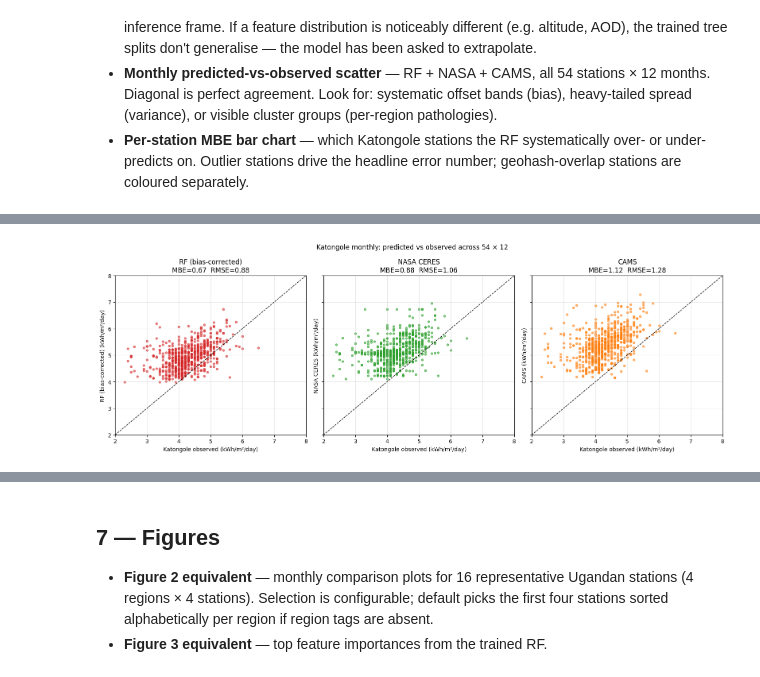
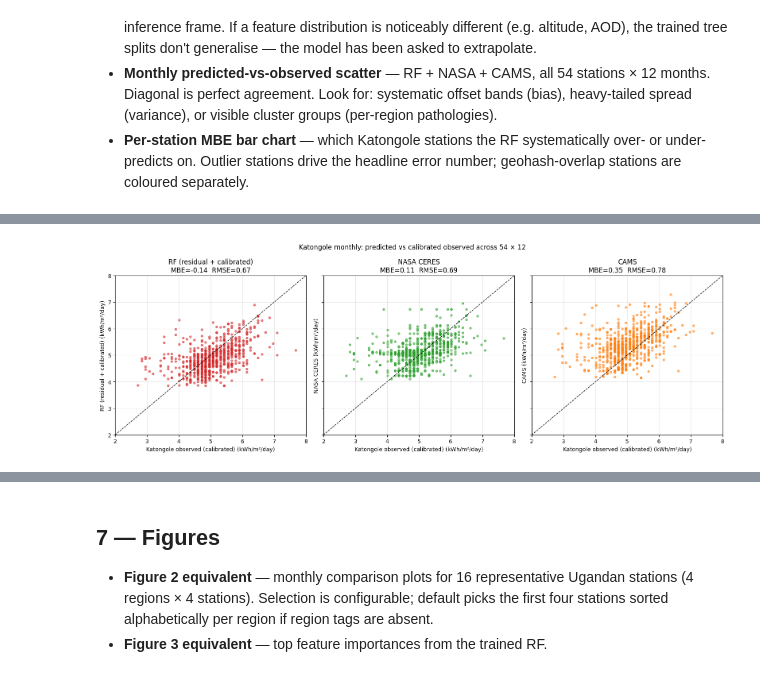
Before and after one commit to Marconi-Lab/SolarIrradiation, a Jupyter notebook: notebooks/papers/mukiibi_mikelson_2026/01_recomputation.ipynb, the cells around one changed output, grey strips where cells are left out. Saved outputs shown, nothing was run; the diff lists cells and outputs as text; code cells hidden in the pictures.

```diff
--- a/notebooks/papers/mukiibi_mikelson_2026/01_recomputation.ipynb
+++ b/notebooks/papers/mukiibi_mikelson_2026/01_recomputation.ipynb
@@ -695,24 +771,24 @@ Plotting yearly time series for: ['kenya_location3', 'ghana_location1', 'tororo'
 # %%
-# Predicted-vs-observed scatter on all training rows. The RF should
-# fit close to the diagonal in-sample; offsets here would mean the
-# preprocessing or training pipeline is broken before we even get to
-# generalisation.
+# Predicted-vs-observed scatter on all training rows, on the
+# ABSOLUTE scale (residual + sat_ghi_cams reconstructed back to GHI).
+# In-sample fit should hug the diagonal; offsets here would mean the
+# preprocessing or training pipeline is broken.
 fig, ax = plt.subplots(figsize=(7, 7))
-ax.scatter(diag_df[spec.target_column], diag_df["y_pred"],
+ax.scatter(diag_df["y_ghi_kwh_m2_day"], diag_df["y_pred"],
            s=2, alpha=0.25, color="C3")
-hi = max(diag_df[spec.target_column].max(), diag_df["y_pred"].max()) * 1.05
+hi = max(diag_df["y_ghi_kwh_m2_day"].max(), diag_df["y_pred"].max()) * 1.05
 ax.plot([0, hi], [0, hi], "k--", lw=1, label="y = x")
 ax.set_xlim(0, hi); ax.set_ylim(0, hi)
 ax.set_xlabel("Observed GHI (kWh/m²/day)")
-ax.set_ylabel("RF predicted (kWh/m²/day) — in-sample")
+ax.set_ylabel("RF predicted GHI (kWh/m²/day) — in-sample, residual+sat_ghi_cams")
 ax.set_title("Training fit: RF prediction vs observed (every training row)")
 ax.grid(alpha=0.3)
 ax.legend()
 fig.tight_layout()
 plt.show()
 
-err = diag_df["y_pred"] - diag_df[spec.target_column]
-print(f"In-sample training fit:")
+err = diag_df["y_pred"] - diag_df["y_ghi_kwh_m2_day"]
+print(f"In-sample training fit (absolute scale):")
 print(f"  RMSE = {np.sqrt((err**2).mean()):.3f}")
 print(f"  MAE  = {np.abs(err).mean():.3f}")
 print(f"  MBE  = {err.mean():.3f}")
@@ -1130,32 +1468,34 @@ plt.show()
 # %%
-# Monthly predicted-vs-observed scatter for RF, NASA, CAMS.
-# Diagonal = perfect agreement; horizontal-band offset = systematic
-# bias. Run side-by-side to read the bias correction at a glance.
+# Monthly predicted-vs-observed scatter for RF, NASA, CAMS,
+# against the CALIBRATED Katongole values. Diagonal = perfect
+# agreement; horizontal-band offset = systematic bias. The §6.4
+# calibration removes the cross-network sensor offset so the
+# remaining vertical spread isolates model + data variability.
 fig, axes = plt.subplots(1, 3, figsize=(16, 5.5), sharex=True, sharey=True)
 series_cols = [
-    ("monthly_pred",            "RF (bias-corrected)", "C3"),
-    ("sat_ghi_nasa_kwh_m2_day", "NASA CERES",          "C2"),
-    ("sat_ghi_cams_kwh_m2_day", "CAMS",                "C1"),
+    ("monthly_pred",            "RF (residual + calibrated)", "C3"),
+    ("sat_ghi_nasa_kwh_m2_day", "NASA CERES",                  "C2"),
+    ("sat_ghi_cams_kwh_m2_day", "CAMS",                        "C1"),
 ]
 lim = (
-    float(np.floor(comparison[["monthly_obs"] + [c for c, _, _ in series_cols]].min().min())),
-    float(np.ceil(comparison[["monthly_obs"] + [c for c, _, _ in series_cols]].max().max())),
+    float(np.floor(comparison_calibrated[["monthly_obs_calibrated"] + [c for c, _, _ in series_cols]].min().min())),
+    float(np.ceil(comparison_calibrated[["monthly_obs_calibrated"] + [c for c, _, _ in series_cols]].max().max())),
 )
 for ax, (col, label, color) in zip(axes, series_cols):
     ax.scatter(
-        comparison["monthly_obs"], comparison[col],
+        comparison_calibrated["monthly_obs_calibrated"], comparison_calibrated[col],
         s=14, alpha=0.55, color=color,
     )
     ax.plot(lim, lim, "k--", lw=1)
     ax.set_xlim(lim); ax.set_ylim(lim)
-    ax.set_xlabel("Katongole observed (kWh/m²/day)")
+    ax.set_xlabel("Katongole observed (calibrated) (kWh/m²/day)")
     ax.set_ylabel(f"{label} (kWh/m²/day)")
-    err = (comparison[col] - comparison["monthly_obs"]).dropna()
+    err = (comparison_calibrated[col] - comparison_calibrated["monthly_obs_calibrated"]).dropna()
     ax.set_title(f"{label}\nMBE={err.mean():.2f}  RMSE={np.sqrt((err**2).mean()):.2f}")
     ax.grid(alpha=0.3)
-fig.suptitle("Katongole monthly: predicted vs observed across 54 × 12")
+fig.suptitle("Katongole monthly: predicted vs calibrated observed across 54 × 12")
 fig.tight_layout()
 plt.show()
 # %% [output]
-[figure, old version]
+[figure, new version]
 # %%
```
Also changed, not shown: parts of 34 cells of this notebook, 2 other files.
